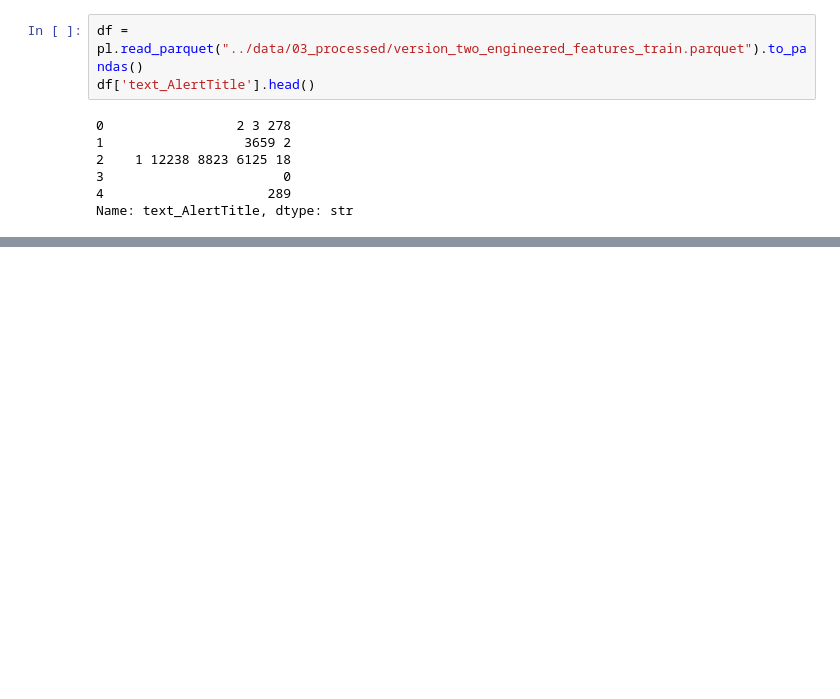
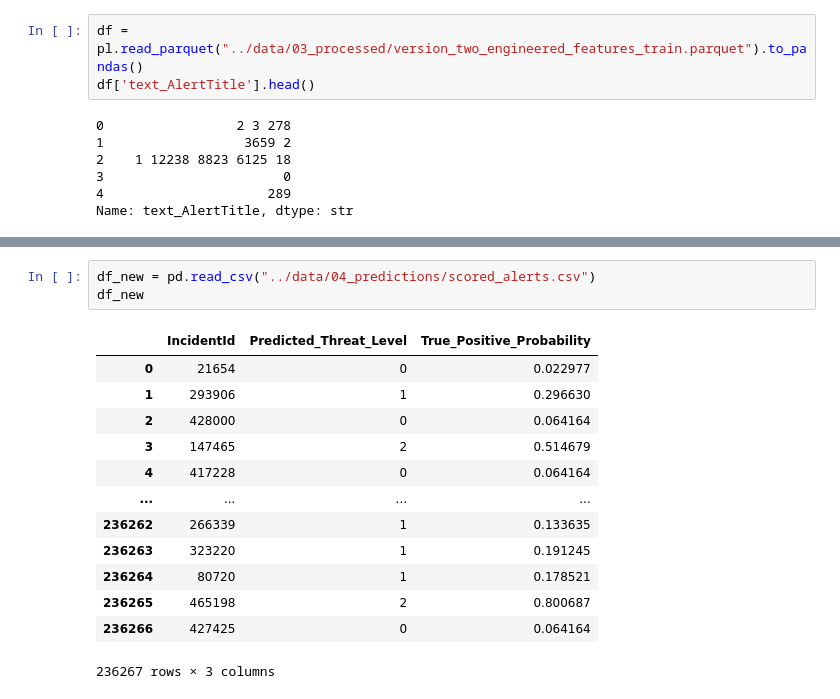
Before and after one commit to SourabhSingh-dev/soc-sentinel, a Jupyter notebook: notebooks/02_baseline_prototyping.ipynb, the cells around one changed output, grey strips where cells are left out. Saved outputs shown, nothing was run; the diff lists cells and outputs as text; blank space fills up the shorter version.

```diff
--- a/notebooks/02_baseline_prototyping.ipynb
+++ b/notebooks/02_baseline_prototyping.ipynb
@@ -294,0 +425,17 @@ Name: text_AlertTitle, dtype: str
+# %%
+df_new = pd.read_csv("../data/04_predictions/scored_alerts.csv")
+df_new
+# %% [output]
+|  | IncidentId | Predicted_Threat_Level | True_Positive_Probability |
+| 0 | 21654 | 0 | 0.022977 |
+| 1 | 293906 | 1 | 0.296630 |
+| 2 | 428000 | 0 | 0.064164 |
+| 3 | 147465 | 2 | 0.514679 |
+| 4 | 417228 | 0 | 0.064164 |
+| ... | ... | ... | ... |
+| 236262 | 266339 | 1 | 0.133635 |
+| 236263 | 323220 | 1 | 0.191245 |
+| 236264 | 80720 | 1 | 0.178521 |
+| 236265 | 465198 | 2 | 0.800687 |
+| 236266 | 427425 | 0 | 0.064164 |
+236267 rows × 3 columns
```
Also changed, not shown: parts of 7 cells of this notebook, 4 other files.
